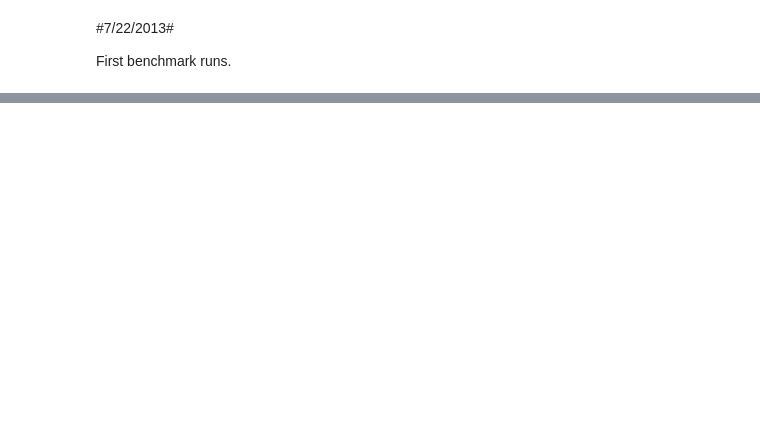
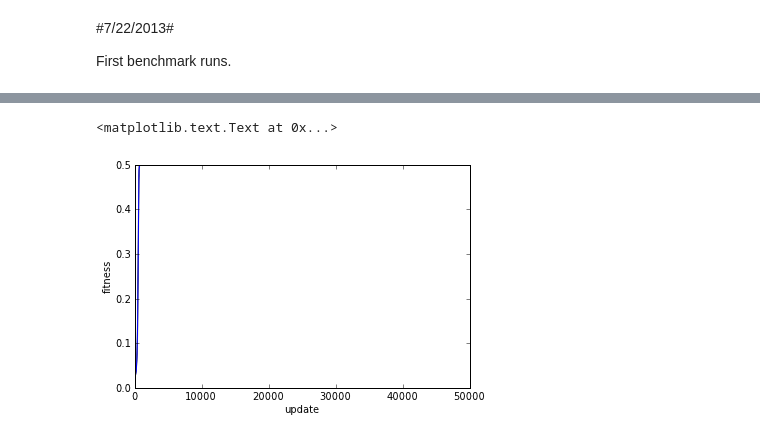
Before and after one commit to heathergoldsby/himalaya, a Jupyter notebook: math/himalaya.ipynb, the cells around one changed output, grey strips where cells are left out. Cells and saved outputs as stored; diff of their text form; code cells hidden in the pictures; blank space fills up the shorter version.

```diff
--- a/math/himalaya.ipynb
+++ b/math/himalaya.ipynb
@@ -55 +55,12 @@ quick_look(v+"001-alps", v+"002-qhfc", v+"003-himalaya")
 ... (3 outputs left out)
+# %%
+#v = "/Users/dk/research/src/himalaya/var/"
+#quick_look(v+"001-alps", v+"002-qhfc", v+"003-himalaya")
+
+M = r.load_files(r.find_files("/Users/dk/research/src/himalaya/var/003-himalaya", "rana_.*/himalaya.dat"))
+r.quick_ciplot('update', 'mu', M)
+xlabel("update")
+ylabel("fitness")
+# %% [output]
+<matplotlib.text.Text at 0x...>
+[figure, added]
```
Also changed, not shown: parts of 2 cells of this notebook, 8 other files.
